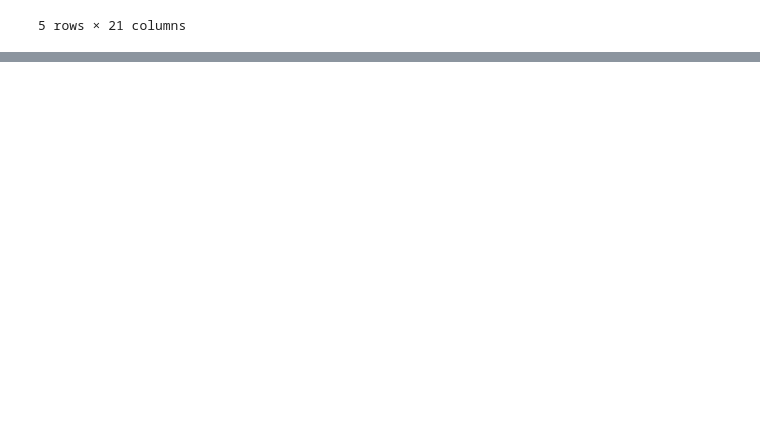
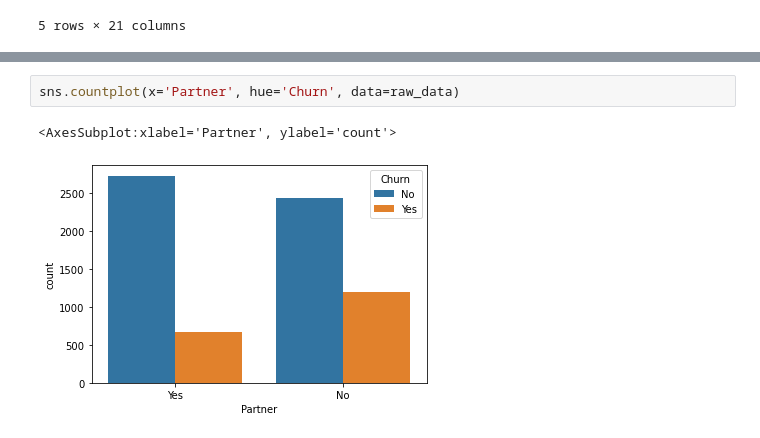
Before and after one commit to cuonglp1713/Customers-Churn-Analysis, a Jupyter notebook: Test.ipynb, the cells around one changed output, grey strips where cells are left out. Drawn from its saved outputs; the diff is of its cells as text; blank space fills up the shorter version.

```diff
--- a/Test.ipynb
+++ b/Test.ipynb
@@ -19,0 +226,5 @@ raw_data.
+# %%
+sns.countplot(x='Partner', hue='Churn', data=raw_data)
+# %% [output]
+<AxesSubplot:xlabel='Partner', ylabel='count'>
+[figure, added]
```
Also changed, not shown: parts of 60 cells of this notebook.
